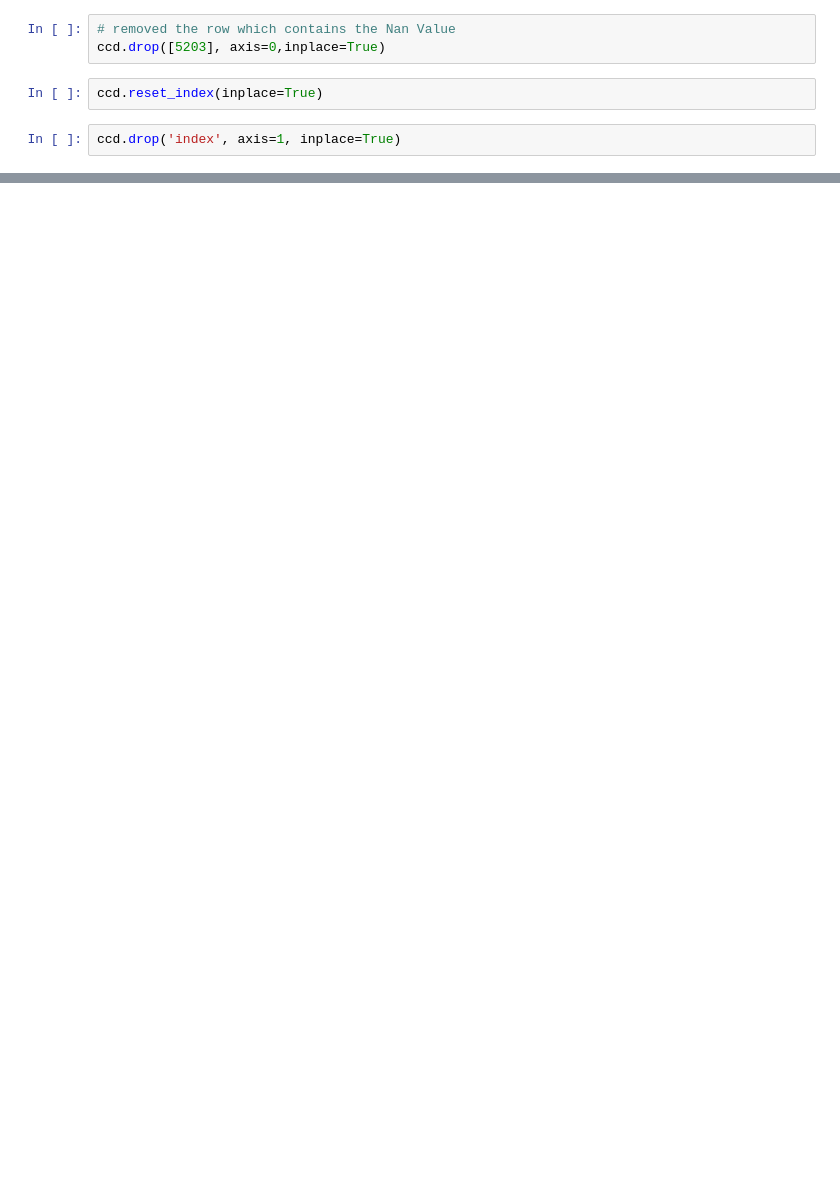
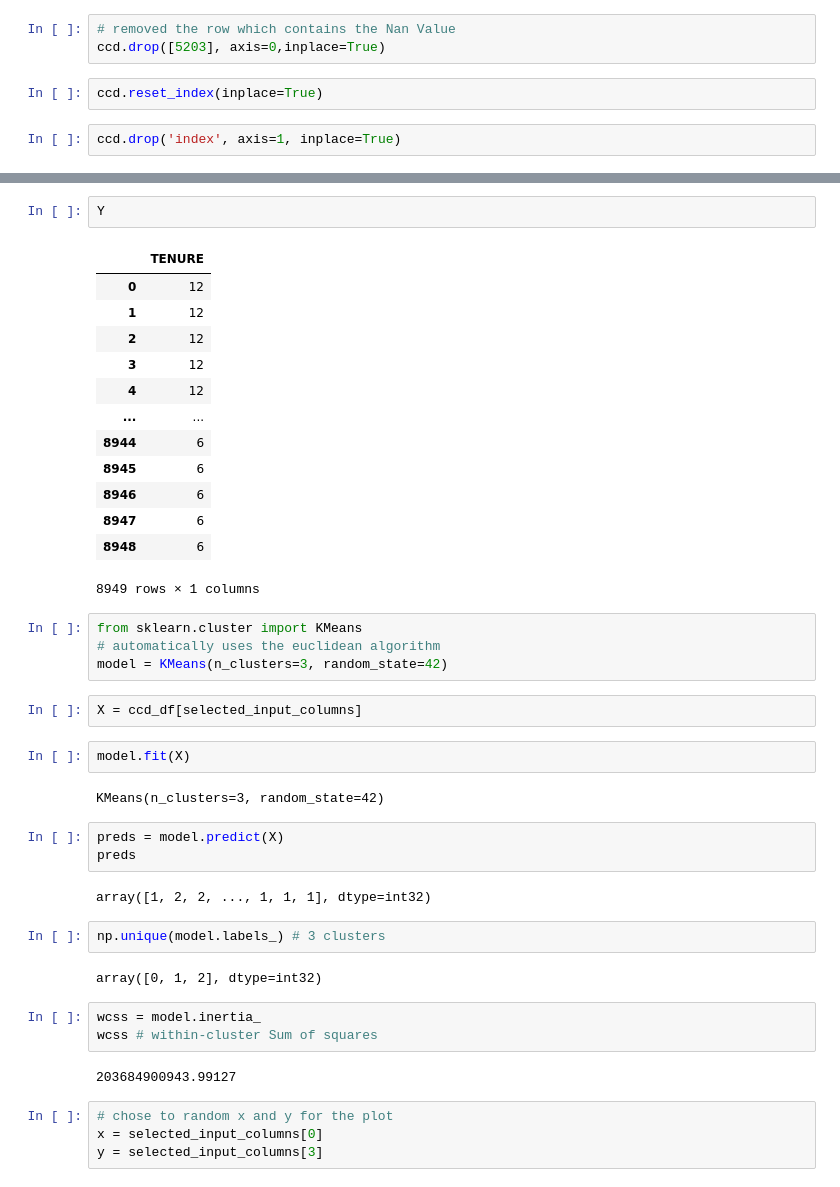
Before and after one commit to Ali-Alshaikh/Machine-Learning, a Jupyter notebook: assignment3.ipynb, the cells around one changed output, grey strips where cells are left out. Cells and saved outputs as stored; diff of their text form; blank space fills up the shorter version.

```diff
--- a/assignment3.ipynb
+++ b/assignment3.ipynb
@@ -117,0 +238,44 @@ memory usage: 1.2+ MB
+# %%
+Y
+# %% [output]
+|  | TENURE |
+| 0 | 12 |
+| 1 | 12 |
+| 2 | 12 |
+| 3 | 12 |
+| 4 | 12 |
+| ... | ... |
+| 8944 | 6 |
+| 8945 | 6 |
+| 8946 | 6 |
+| 8947 | 6 |
+| 8948 | 6 |
+8949 rows × 1 columns
+# %%
+from sklearn.cluster import KMeans
+# automatically uses the euclidean algorithm
+model = KMeans(n_clusters=3, random_state=42)
+# %%
+X = ccd_df[selected_input_columns]
+# %%
+model.fit(X)
+# %% [output]
+KMeans(n_clusters=3, random_state=42)
+# %%
+preds = model.predict(X)
+preds
+# %% [output]
+array([1, 2, 2, ..., 1, 1, 1], dtype=int32)
+# %%
+np.unique(model.labels_) # 3 clusters
+# %% [output]
+array([0, 1, 2], dtype=int32)
+# %%
+wcss = model.inertia_
+wcss # within-cluster Sum of squares
+# %% [output]
+203684900943.99127
+# %%
+# chose to random x and y for the plot
+x = selected_input_columns[0]
+y = selected_input_columns[3]
```
Also changed, not shown: parts of 30 cells of this notebook, 1 other file.
